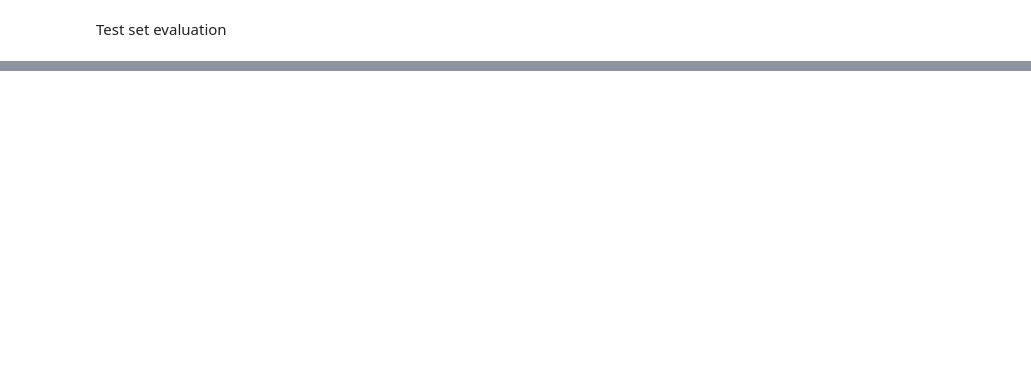
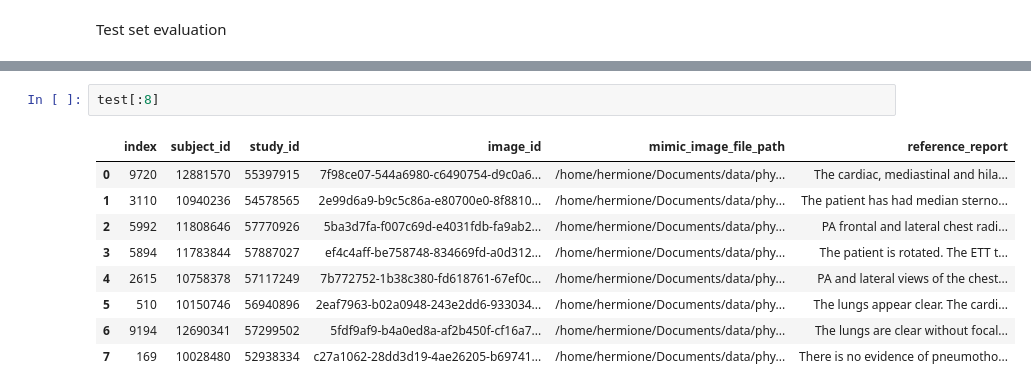
Before and after one commit to hermionewarr/rgrg_pretrained, a Jupyter notebook: src/full_model/test_set_evaluation.ipynb, the cells around one changed output, grey strips where cells are left out. Saved outputs shown, nothing was run; the diff lists cells and outputs as text; blank space fills up the shorter version.

```diff
--- a/src/full_model/test_set_evaluation.ipynb
+++ b/src/full_model/test_set_evaluation.ipynb
@@ -66,0 +93,12 @@ device:  cuda:1
+# %%
+test[:8]
+# %% [output]
+|  | index | subject_id | study_id | image_id | mimic_image_file_path | reference_report |
+| 0 | 9720 | 12881570 | 55397915 | 7f98ce07-544a6980-c6490754-d9c0a6... | /home/hermione/Documents/data/phy... | The cardiac, mediastinal and hila... |
+| 1 | 3110 | 10940236 | 54578565 | 2e99d6a9-b9c5c86a-e80700e0-8f8810... | /home/hermione/Documents/data/phy... | The patient has had median sterno... |
+| 2 | 5992 | 11808646 | 57770926 | 5ba3d7fa-f007c69d-e4031fdb-fa9ab2... | /home/hermione/Documents/data/phy... | PA frontal and lateral chest radi... |
+| 3 | 5894 | 11783844 | 57887027 | ef4c4aff-be758748-834669fd-a0d312... | /home/hermione/Documents/data/phy... | The patient is rotated. The ETT t... |
+| 4 | 2615 | 10758378 | 57117249 | 7b772752-1b38c380-fd618761-67ef0c... | /home/hermione/Documents/data/phy... | PA and lateral views of the chest... |
+| 5 | 510 | 10150746 | 56940896 | 2eaf7963-b02a0948-243e2dd6-933034... | /home/hermione/Documents/data/phy... | The lungs appear clear. The cardi... |
+| 6 | 9194 | 12690341 | 57299502 | 5fdf9af9-b4a0ed8a-af2b450f-cf16a7... | /home/hermione/Documents/data/phy... | The lungs are clear without focal... |
+| 7 | 169 | 10028480 | 52938334 | c27a1062-28dd3d19-4ae26205-b69741... | /home/hermione/Documents/data/phy... | There is no evidence of pneumotho... |
```
Also changed, not shown: parts of 6 cells of this notebook, 6 other files.
